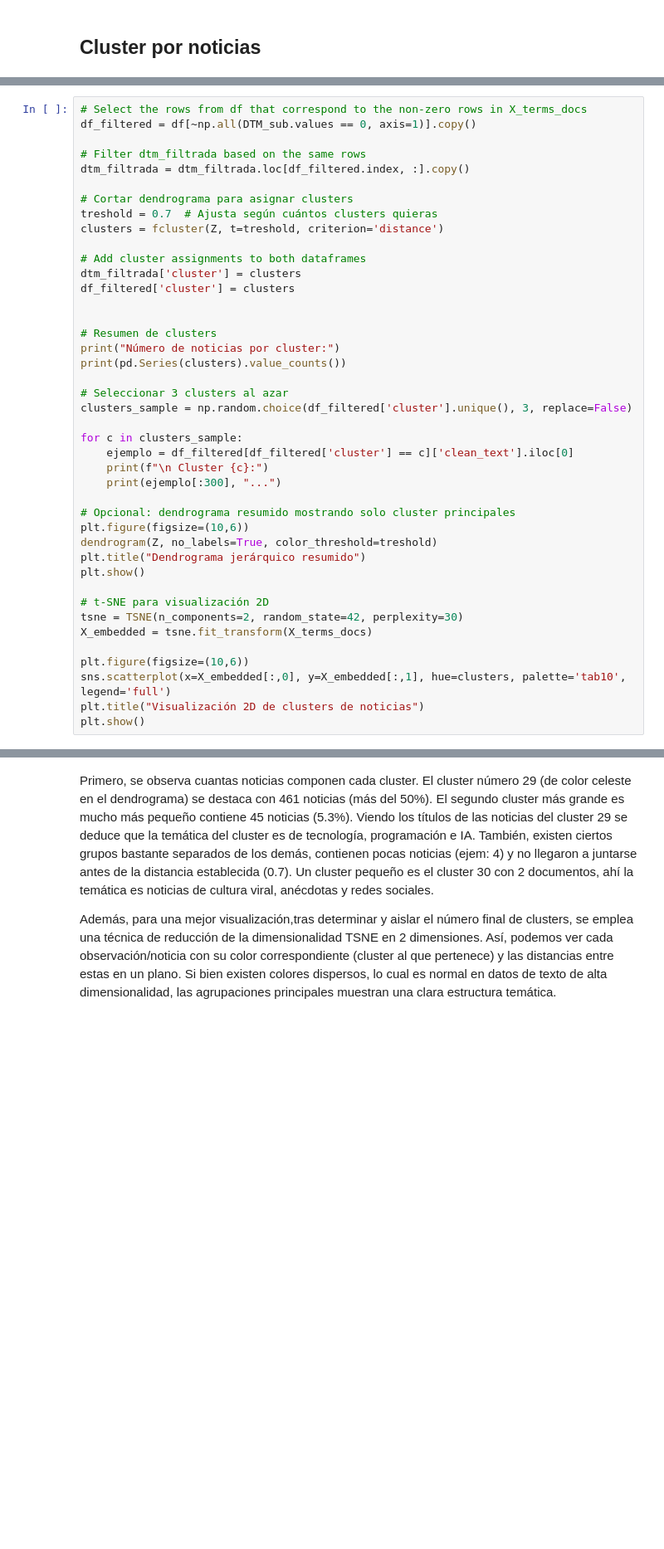
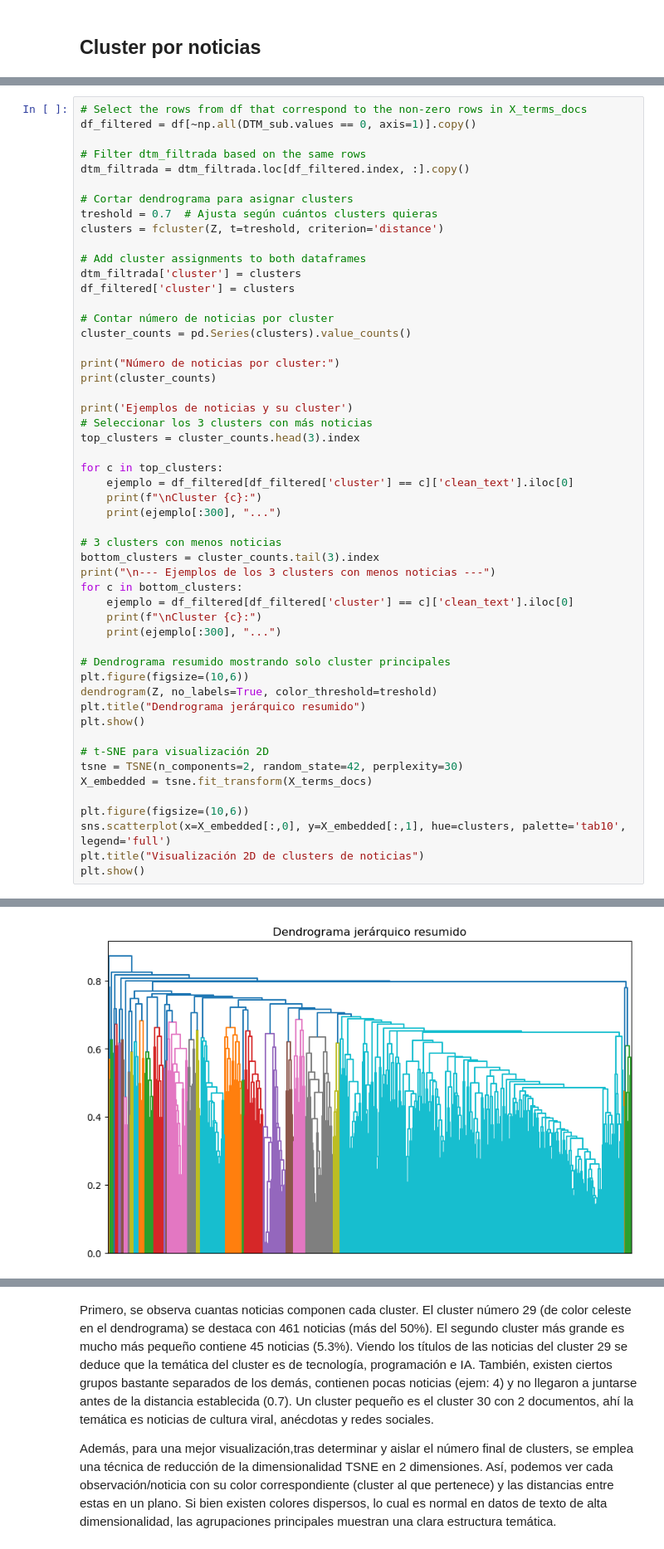
Before and after one commit to Lna-TY/DM_Text_Mining, a Jupyter notebook: practica_text_mining.ipynb, the cells around one changed output, grey strips where cells are left out. Shown at 83% size. Drawn from its saved outputs; the diff is of its cells as text; blank space fills up the shorter version.

```diff
--- a/practica_text_mining.ipynb
+++ b/practica_text_mining.ipynb
@@ -602,20 +597,30 @@ clusters = fcluster(Z, t=treshold, criterion='distance')
 dtm_filtrada['cluster'] = clusters
 df_filtered['cluster'] = clusters
 
+# Contar número de noticias por cluster
+cluster_counts = pd.Series(clusters).value_counts()
 
-# Resumen de clusters
 print("Número de noticias por cluster:")
-print(pd.Series(clusters).value_counts())
+print(cluster_counts)
 
-# Seleccionar 3 clusters al azar
-clusters_sample = np.random.choice(df_filtered['cluster'].unique(), 3, replace=False)
+print('Ejemplos de noticias y su cluster')
+# Seleccionar los 3 clusters con más noticias
+top_clusters = cluster_counts.head(3).index
 
-for c in clusters_sample:
+for c in top_clusters:
     ejemplo = df_filtered[df_filtered['cluster'] == c]['clean_text'].iloc[0]
-    print(f"\n Cluster {c}:")
+    print(f"\nCluster {c}:")
     print(ejemplo[:300], "...")
 
-# Opcional: dendrograma resumido mostrando solo cluster principales
+# 3 clusters con menos noticias
+bottom_clusters = cluster_counts.tail(3).index
+print("\n--- Ejemplos de los 3 clusters con menos noticias ---")
+for c in bottom_clusters:
+    ejemplo = df_filtered[df_filtered['cluster'] == c]['clean_text'].iloc[0]
+    print(f"\nCluster {c}:")
+    print(ejemplo[:300], "...")
+
+# Dendrograma resumido mostrando solo cluster principales
 plt.figure(figsize=(10,6))
 dendrogram(Z, no_labels=True, color_threshold=treshold)
 plt.title("Dendrograma jerárquico resumido")
@@ -633,0 +655 @@ NameError: name 'df' is not defined
+[figure, added]
```
Also changed, not shown: parts of 24 cells of this notebook.
